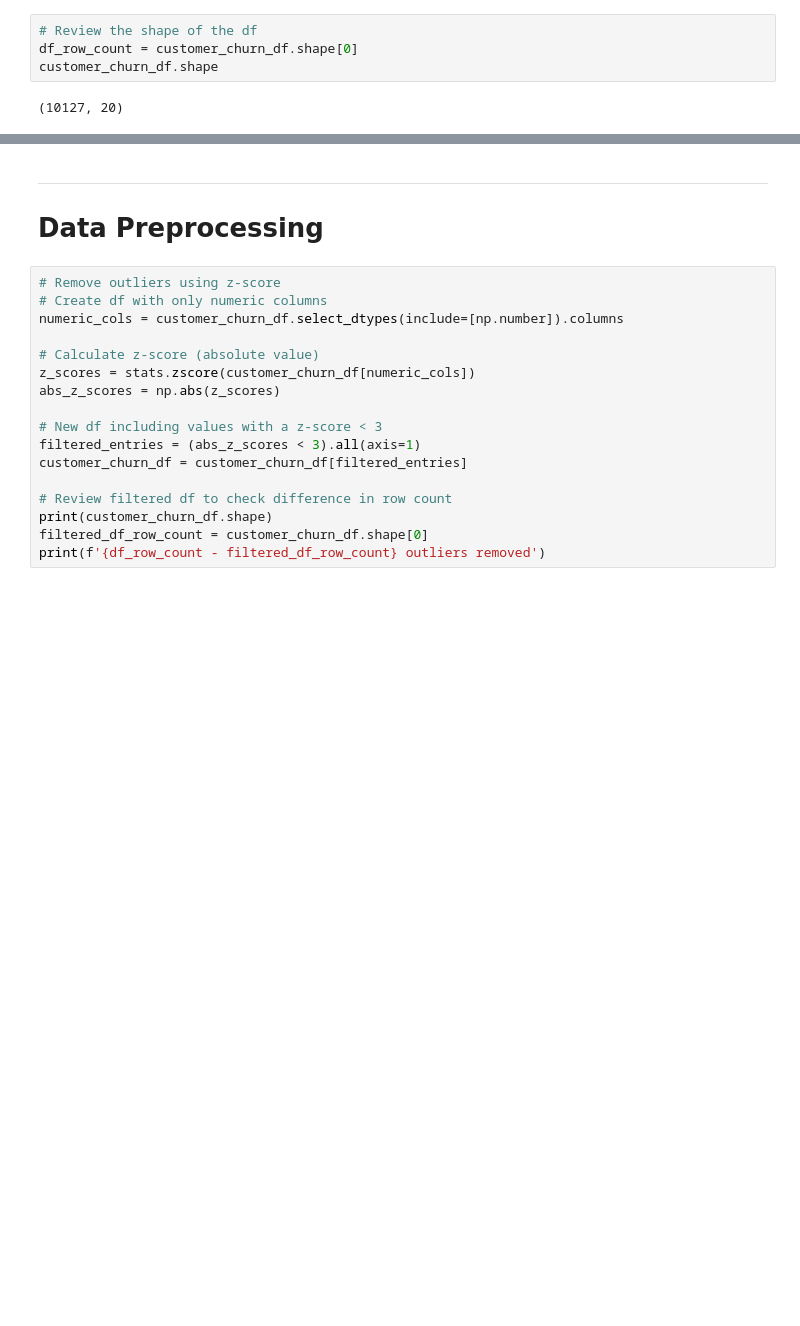
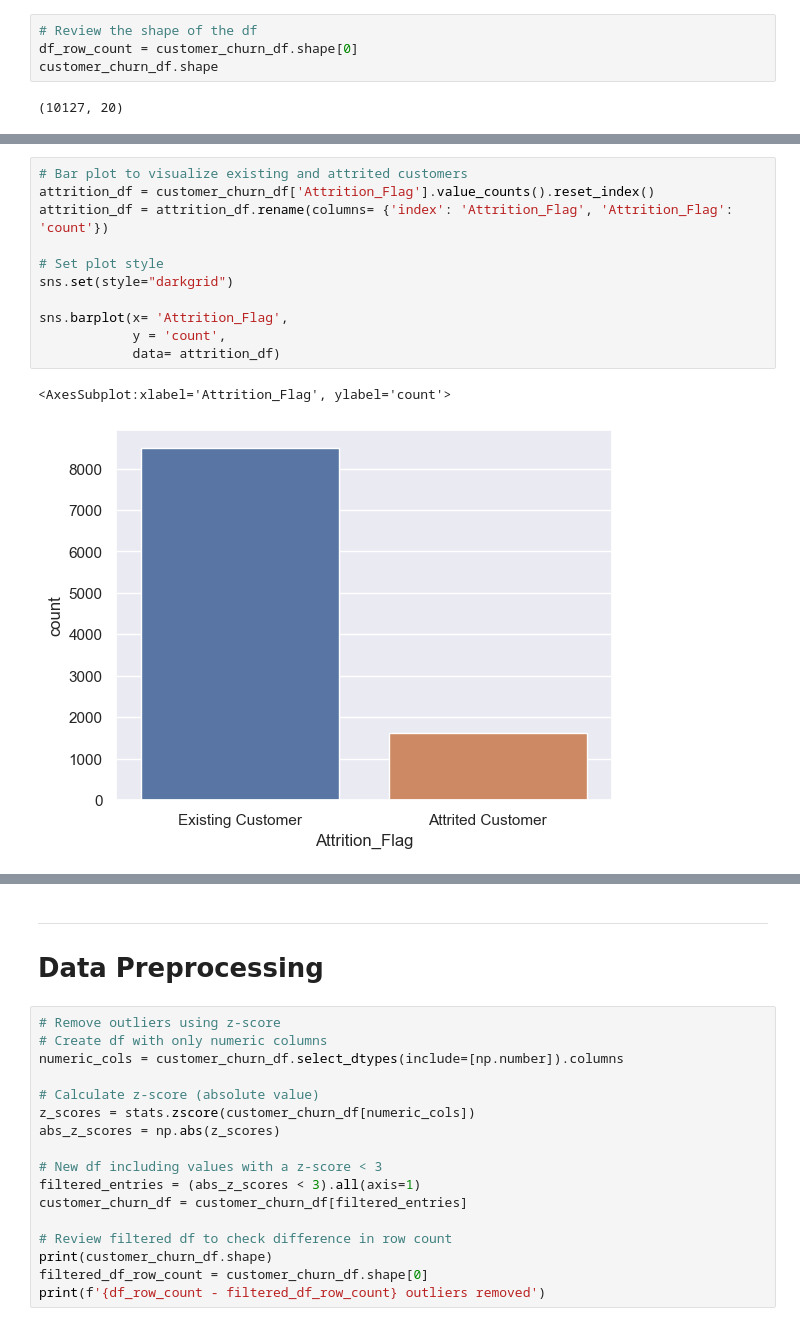
Before and after one commit to hdkronke/cc-customer-attrition-project, a Jupyter notebook: Group_1_Project_4.ipynb, the cells around one changed output, grey strips where cells are left out. Cells and saved outputs as stored; diff of their text form; blank space fills up the shorter version.

```diff
--- a/Group_1_Project_4.ipynb
+++ b/Group_1_Project_4.ipynb
@@ -106,3 +119,17 @@ customer_churn_df['Attrition_Flag'].value_counts()
 Existing Customer    8500
 Attrited Customer    1627
 Name: Attrition_Flag, dtype: int64
+# %%
+# Bar plot to visualize existing and attrited customers
+attrition_df = customer_churn_df['Attrition_Flag'].value_counts().reset_index()
+attrition_df = attrition_df.rename(columns= {'index': 'Attrition_Flag', 'Attrition_Flag': 'count'})
+
+# Set plot style
+sns.set(style="darkgrid")
+
+sns.barplot(x= 'Attrition_Flag',
+            y = 'count',
+            data= attrition_df)
+# %% [output]
+<AxesSubplot:xlabel='Attrition_Flag', ylabel='count'>
+[figure, added]
```
Also changed, not shown: parts of 32 cells of this notebook.
